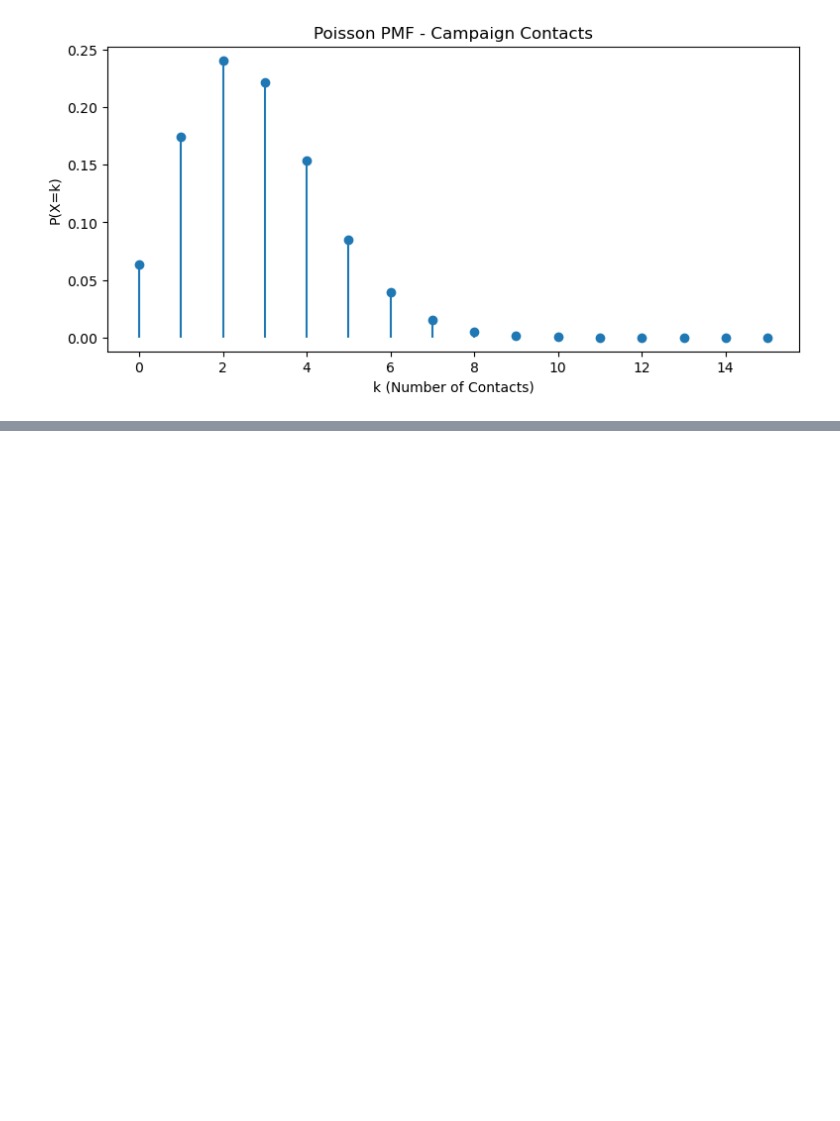
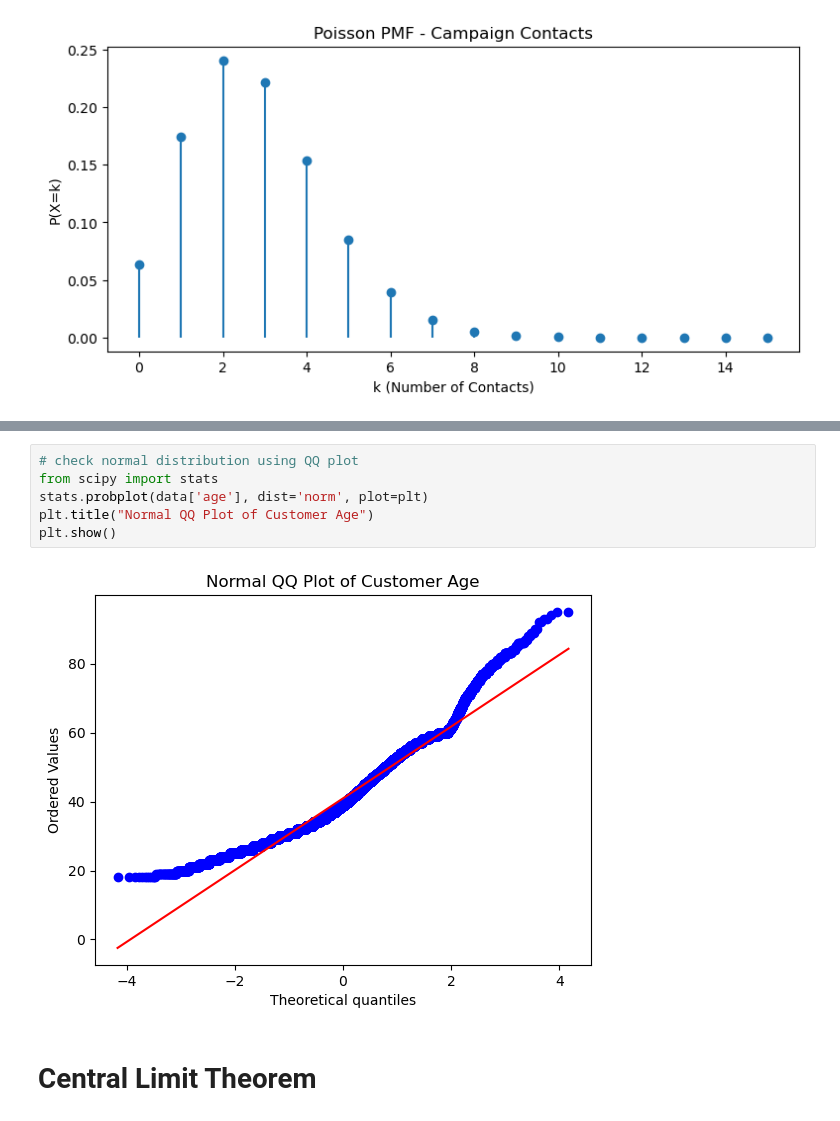
Before and after one commit to camilasoaares/Statistical-Techniques, a Jupyter notebook: Stats_Camila_CA1.ipynb, the cells around one changed output, grey strips where cells are left out. Saved outputs shown, nothing was run; the diff lists cells and outputs as text; blank space fills up the shorter version.

Commit message:
Normal Distribution

```diff
--- a/Stats_Camila_CA1.ipynb
+++ b/Stats_Camila_CA1.ipynb
@@ -359,0 +380,10 @@ plt.show
+# %%
+# check normal distribution using QQ plot
+from scipy import stats
+stats.probplot(data['age'], dist='norm', plot=plt)
+plt.title("Normal QQ Plot of Customer Age")
+plt.show()
+# %% [output]
+[figure, added]
+# %% [markdown]
+# Central Limit Theorem
```
Also changed, not shown: parts of 13 cells of this notebook.
